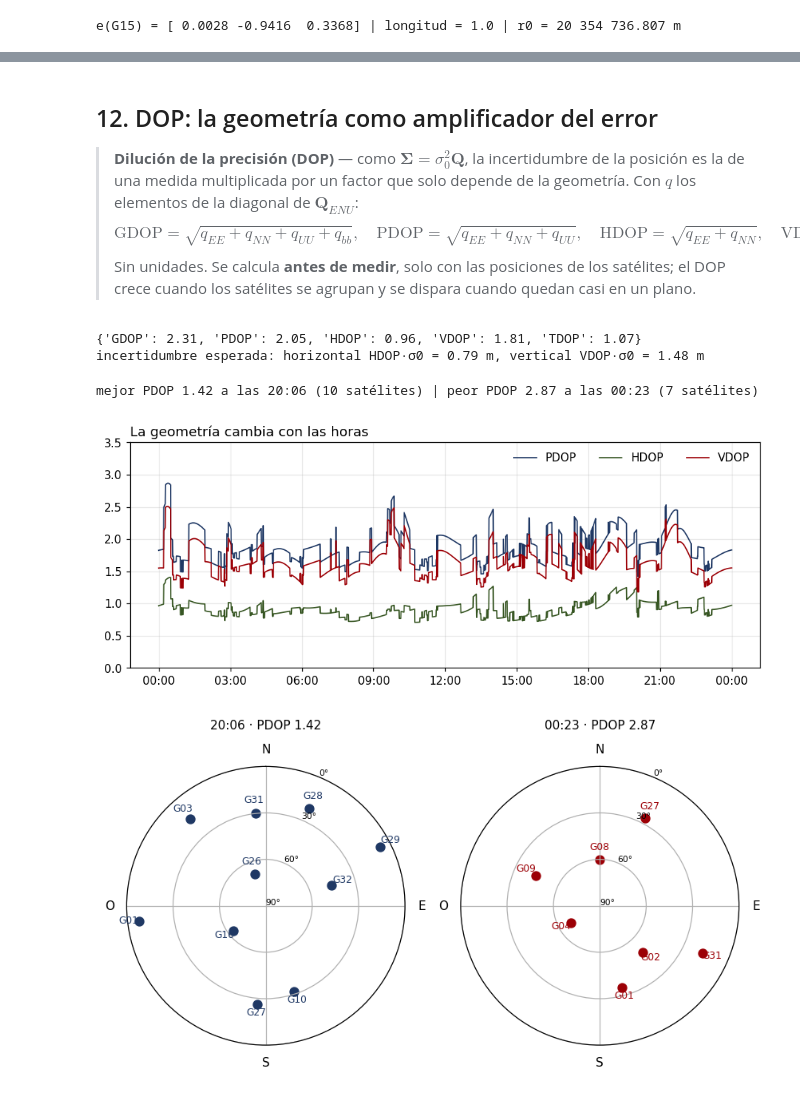
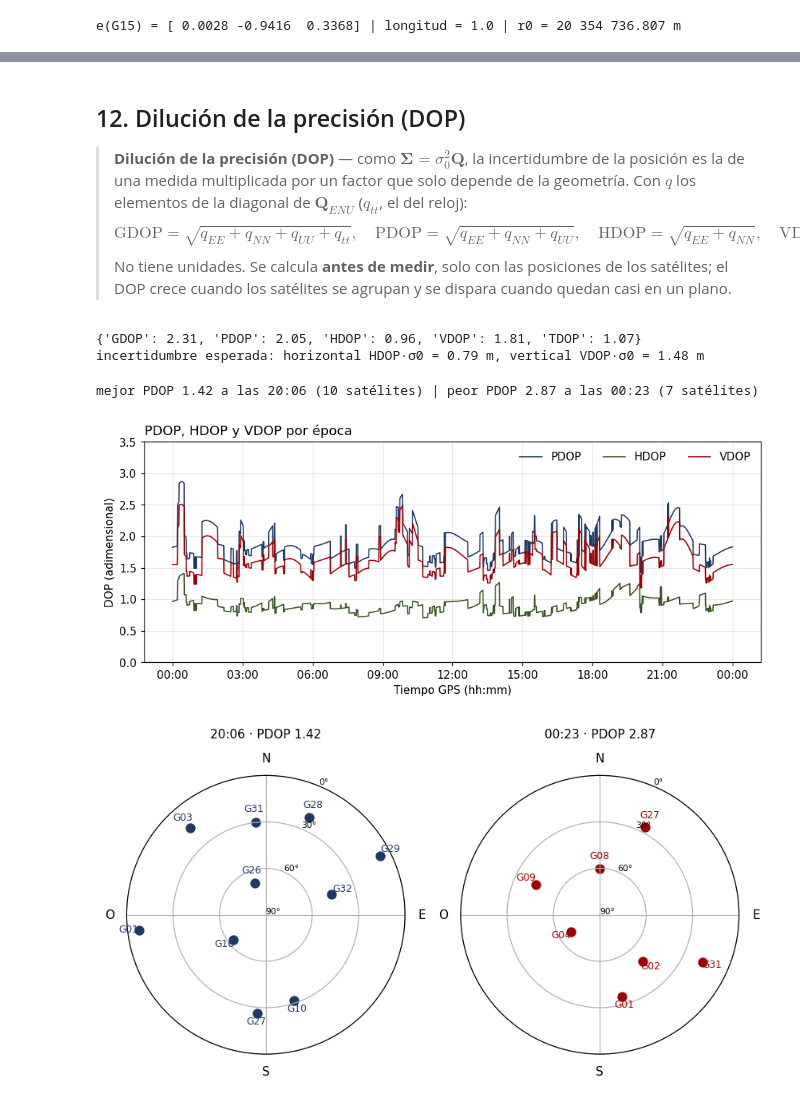
Before and after one commit to jdavidortega/Geographic_Data_Science_with_Python, a Jupyter notebook: Geospatial/gnss_estimacion_posicion.ipynb, the cells around one changed output, grey strips where cells are left out. Saved outputs shown, nothing was run; the diff lists cells and outputs as text; code cells hidden in the pictures.

```diff
--- a/Geospatial/gnss_estimacion_posicion.ipynb
+++ b/Geospatial/gnss_estimacion_posicion.ipynb
@@ -324,7 +364,7 @@ for t, g in D.groupby("t"):                       # una solución por época
     x_, A_, v_, Q_, h_ = resolver(S_, P_)
     e_ = enu(x_)
     sigma0_ = np.sqrt(v_ @ v_ / (len(v_) - 4))    # desviación típica estimada de una medida
-    filas.append(dict(t=t, n=len(g), E=e_[0], N=e_[1], U=e_[2], b=x_[3], sigma0=sigma0_, iteraciones=len(h_)))
+    filas.append(dict(t=t, n=len(g), E=e_[0], N=e_[1], U=e_[2], c_dtR=x_[3], sigma0=sigma0_, iteraciones=len(h_)))
 sol = pd.DataFrame(filas).set_index("t")
 
 malas = sol[sol.sigma0 > 100]                     # control de calidad: épocas con residuos absurdos
@@ -382,0 +428,8 @@ axs[1].grid(alpha=0.3);
+# %%
+# por qué la altura sale arriba: la época de las 12:00, resuelta con un retardo simulado en lugar de las medidas
+el_, az_ = np.radians(ep.el.values), np.radians(ep.az.values)
+H = np.c_[-np.cos(el_) * np.sin(az_), -np.cos(el_) * np.cos(az_), -np.sin(el_), np.ones(n)]   # matriz de diseño en E, N, U y reloj
+for nombre, retardo in [("igual en todos los satélites, 5 m", np.full(n, 5.0)),
+                        ("troposférico, 2,3 m / sen(elevación)", 2.3 / np.sin(el_))]:
+    dE, dN, dU, d_reloj = np.linalg.lstsq(H, retardo, rcond=None)[0]
+    print(f"retardo {nombre:<38} -> E {dE:+.2f}  N {dN:+.2f}  U {dU:+.2f}  c·δt_R {d_reloj:+.2f} m")
@@ -449,6 +516,6 @@ RMS horizontal del día: sin pesos 2.88 m, con pesos 2.31 m | RMS altura: 16.3 -
 # %%
 def covarianza_enu(Q):
-    """Gira la matriz cofactor Q (en X, Y, Z, b) al sistema local (E, N, U, b)."""
+    """Gira la matriz cofactor Q (en X, Y, Z, c·δt_R) al sistema local (E, N, U, c·δt_R)."""
     T = np.block([[Rm, np.zeros((3, 1))],
                   [np.zeros((1, 3)), np.ones((1, 1))]])
     return T @ Q @ T.T
@@ -458,7 +525,10 @@ Qenu = covarianza_enu(Q)
 Sigma = sigma0**2 * Qenu                  # matriz de covarianza de la solución
 print(f"sigma0 = {sigma0:.2f} m")
 print("Q_ENU =\n", Qenu.round(3))
-print("σ_E, σ_N, σ_U, σ_b =", np.sqrt(np.diag(Sigma)).round(2), "m")
+print("σ_E, σ_N, σ_U, σ_c·δt_R =", np.sqrt(np.diag(Sigma)).round(2), "m")
+print(f"correlación entre la altura y el reloj: {Qenu[2, 3] / np.sqrt(Qenu[2, 2] * Qenu[3, 3]):.2f}")
+d_elipse = np.sqrt(np.array([E_, N_]) @ np.linalg.inv(Sigma[:2, :2]) @ np.array([E_, N_]))   # distancia a la referencia en unidades de σ
+print(f"posición de referencia a {d_elipse:.1f} σ en horizontal | error en altura {U_:+.2f} m = {U_ / np.sqrt(Sigma[2, 2]):.1f} σ_U")
 
 # elipse de error horizontal: ejes = raíces de los autovalores del bloque E-N; orientación = autovector
 from matplotlib.patches import Ellipse
@@ -469,7 +539,7 @@ ax.set_aspect("equal")
 for k, color, etiqueta in [(1, VERDE, "1σ (39 %)"), (2, NARANJA, "2σ (86 %)"), (3, ROJO, "3σ (99 %)")]:
     ax.add_patch(Ellipse((0, 0), 2 * k * np.sqrt(autoval[1]), 2 * k * np.sqrt(autoval[0]), angle=angulo, fill=False, ec=color, lw=1.8, label=etiqueta))
 ax.plot(0, 0, "+", color="k", ms=12, mew=2)                       # la solución
-ax.plot(-E_, -N_, "*", color=ROJO, ms=14, label="posición verdadera")
+ax.plot(-E_, -N_, "*", color=ROJO, ms=14, label="posición de referencia")
 ax.set_xlim(-3, 3); ax.set_ylim(-3, 3)
 ax.set_xlabel("Este (m)"); ax.set_ylabel("Norte (m)")
 ax.legend(fontsize=8, frameon=False)
@@ -487,13 +561,13 @@ Q_ENU =
 # %% [markdown]
-## 12. DOP: la geometría como amplificador del error
+## 12. Dilución de la precisión (DOP)
 
-> **Dilución de la precisión (DOP)** — como $\boldsymbol{\Sigma} = \sigma_0^2\mathbf{Q}$, la incertidumbre de la posición es la de una medida multiplicada por un factor que solo depende de la geometría. Con $q$ los elementos de la diagonal de $\mathbf{Q}_{ENU}$:
-> $$\text{GDOP} = \sqrt{q_{EE}+q_{NN}+q_{UU}+q_{bb}},\quad \text{PDOP} = \sqrt{q_{EE}+q_{NN}+q_{UU}},\quad \text{HDOP} = \sqrt{q_{EE}+q_{NN}},\quad \text{VDOP} = \sqrt{q_{UU}},\quad \text{TDOP} = \sqrt{q_{bb}}$$
-> Sin unidades. Se calcula **antes de medir**, solo con las posiciones de los satélites; el DOP crece cuando los satélites se agrupan y se dispara cuando quedan casi en un plano.
+> **Dilución de la precisión (DOP)** — como $\boldsymbol{\Sigma} = \sigma_0^2\mathbf{Q}$, la incertidumbre de la posición es la de una medida multiplicada por un factor que solo depende de la geometría. Con $q$ los elementos de la diagonal de $\mathbf{Q}_{ENU}$ ($q_{tt}$, el del reloj):
+> $$\text{GDOP} = \sqrt{q_{EE}+q_{NN}+q_{UU}+q_{tt}},\quad \text{PDOP} = \sqrt{q_{EE}+q_{NN}+q_{UU}},\quad \text{HDOP} = \sqrt{q_{EE}+q_{NN}},\quad \text{VDOP} = \sqrt{q_{UU}},\quad \text{TDOP} = \sqrt{q_{tt}}$$
+> No tiene unidades. Se calcula **antes de medir**, solo con las posiciones de los satélites; el DOP crece cuando los satélites se agrupan y se dispara cuando quedan casi en un plano.
 # %%
 def dops(Q):
-    """Diluciones de la precisión a partir de la matriz cofactor Q (en X, Y, Z, b)."""
-    q = np.diag(covarianza_enu(Q))       # varianzas cofactor en E, N, U, b
+    """Diluciones de la precisión a partir de la matriz cofactor Q (en X, Y, Z, c·δt_R)."""
+    q = np.diag(covarianza_enu(Q))       # varianzas cofactor en E, N, U y c·δt_R
     return dict(GDOP=np.sqrt(q.sum()),
                 PDOP=np.sqrt(q[:3].sum()),
                 HDOP=np.sqrt(q[:2].sum()),
@@ -507,32 +581,34 @@ print(f"incertidumbre esperada: horizontal HDOP·σ0 = {d['HDOP']*sigma0:.2f} m,
 {'GDOP': 2.31, 'PDOP': 2.05, 'HDOP': 0.96, 'VDOP': 1.81, 'TDOP': 1.07}
 incertidumbre esperada: horizontal HDOP·σ0 = 0.79 m, vertical VDOP·σ0 = 1.48 m
 # %%
-# el DOP solo necesita la geometría: se calcula con A en la posición publicada, sin resolver nada
+# el DOP solo necesita la geometría: se calcula con A en la posición de referencia, sin resolver nada
 filas = []
 for t, g in D.groupby("t"):
     if len(g) < 4 or t == t_mala:
         continue
     A_, _ = diseno(np.r_[rx, 0.0], g[["xs", "ys", "zs"]].values, g.P1.values)
     d_ = dops(np.linalg.inv(A_.T @ A_))
     d_["t"] = t
     d_["n"] = len(g)
     filas.append(d_)
 dop = pd.DataFrame(filas).set_index("t")
 
 fig, ax = plt.subplots(figsize=(10, 3.6))
 for nombre, color in [("PDOP", AZUL), ("HDOP", VERDE), ("VDOP", ROJO)]:
     ax.plot(dop.index, dop[nombre], lw=1.1, label=nombre, color=color)
 ax.xaxis.set_major_formatter(mdates.DateFormatter("%H:%M"))
 ax.set_ylim(0, 3.5)
+ax.set_xlabel("Tiempo GPS (hh:mm)")
+ax.set_ylabel("DOP (adimensional)")
 ax.legend(ncol=3, frameon=False)
 ax.grid(alpha=0.3)
-ax.set_title("La geometría cambia con las horas", loc="left")
+ax.set_title("PDOP, HDOP y VDOP por época", loc="left")
 
 t_mejor, t_peor = dop.PDOP.idxmin(), dop.PDOP.idxmax()
 print(f"mejor PDOP {dop.PDOP.min():.2f} a las {t_mejor.strftime('%H:%M')} ({dop.loc[t_mejor, 'n']} satélites) | peor PDOP {dop.PDOP.max():.2f} a las {t_peor.strftime('%H:%M')} ({dop.loc[t_peor, 'n']} satélites)")
 # %% [output]
 mejor PDOP 1.42 a las 20:06 (10 satélites) | peor PDOP 2.87 a las 00:23 (7 satélites)
-[figure, old version]
+[figure, new version]
 # %%
 def cielo(ax, g, color, titulo):
     """Dibuja el cielo (acimut y elevación) de los satélites de una época en un eje polar."""
```
Also changed, not shown: parts of 42 cells of this notebook, 3 other files.
